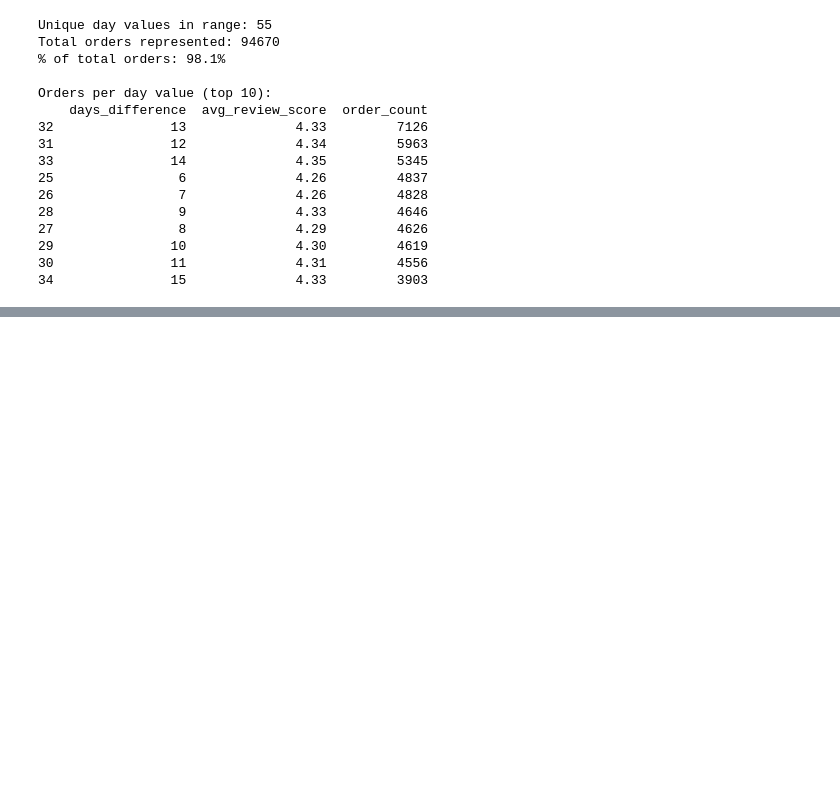
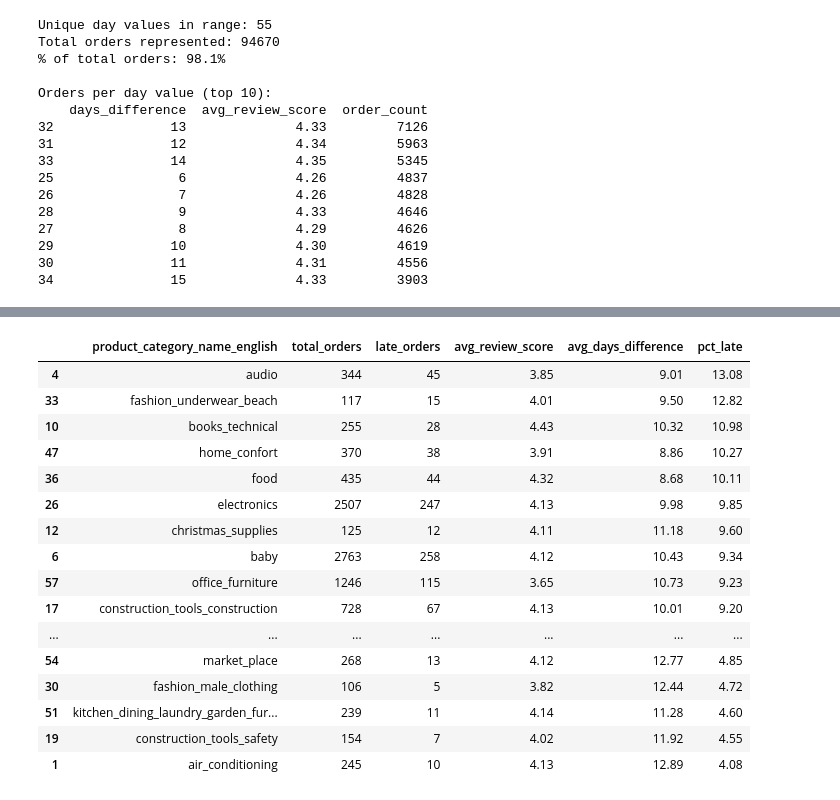
Before and after one commit to BBWorksB/AmaliTech-DEG-Project-based-challenges, a Jupyter notebook: data-engineering/Logistics-auditor/Amaliteh_DE_Logistic.ipynb, the cells around one changed output, grey strips where cells are left out. Saved outputs shown, nothing was run; the diff lists cells and outputs as text; code cells hidden in the pictures; blank space fills up the shorter version.

```diff
--- a/data-engineering/Logistics-auditor/Amaliteh_DE_Logistic.ipynb
+++ b/data-engineering/Logistics-auditor/Amaliteh_DE_Logistic.ipynb
@@ -917,0 +929,14 @@ Orders per day value (top 10):
+# %%
+category_analysis = (
+    delivered_clean
+    .groupby('product_category_name_english')
+    .agg(
+        total_orders=('order_id', 'count'),
+        late_orders=('delivery_status', lambda x: (x != 'On Time').sum()),
+        avg_review_score=('review_score', 'mean'),
+        avg_days_difference=('days_difference', 'mean')
+    )
+    .reset_index()
+)
+
+category_analysis
@@ -917,0 +957,7 @@ Orders per day value (top 10):
+# %%
+category_analysis['pct_late'] = (
+    category_analysis['late_orders'] /
+    category_analysis['total_orders'] * 100
+).round(2)
+
+category_analysis
@@ -917,0 +978,25 @@ Orders per day value (top 10):
+# %%
+# Filter categories with meaningful order volume
+category_analysis = category_analysis[
+    category_analysis['total_orders'] >= 100
+].sort_values('pct_late', ascending=False)
+
+category_analysis
+# %% [output]
+|  | product_category_name_english | total_orders | late_orders | avg_review_score | avg_days_difference | pct_late |
+| 4 | audio | 344 | 45 | 3.85 | 9.01 | 13.08 |
+| 33 | fashion_underwear_beach | 117 | 15 | 4.01 | 9.50 | 12.82 |
+| 10 | books_technical | 255 | 28 | 4.43 | 10.32 | 10.98 |
+| 47 | home_confort | 370 | 38 | 3.91 | 8.86 | 10.27 |
+| 36 | food | 435 | 44 | 4.32 | 8.68 | 10.11 |
+| 26 | electronics | 2507 | 247 | 4.13 | 9.98 | 9.85 |
+| 12 | christmas_supplies | 125 | 12 | 4.11 | 11.18 | 9.60 |
+| 6 | baby | 2763 | 258 | 4.12 | 10.43 | 9.34 |
+| 57 | office_furniture | 1246 | 115 | 3.65 | 10.73 | 9.23 |
+| 17 | construction_tools_construction | 728 | 67 | 4.13 | 10.01 | 9.20 |
+| ... | ... | ... | ... | ... | ... | ... |
+| 54 | market_place | 268 | 13 | 4.12 | 12.77 | 4.85 |
+| 30 | fashion_male_clothing | 106 | 5 | 3.82 | 12.44 | 4.72 |
+| 51 | kitchen_dining_laundry_garden_fur... | 239 | 11 | 4.14 | 11.28 | 4.60 |
+| 19 | construction_tools_safety | 154 | 7 | 4.02 | 11.92 | 4.55 |
+| 1 | air_conditioning | 245 | 10 | 4.13 | 12.89 | 4.08 |
```
Also changed, not shown: parts of 6 cells of this notebook.
